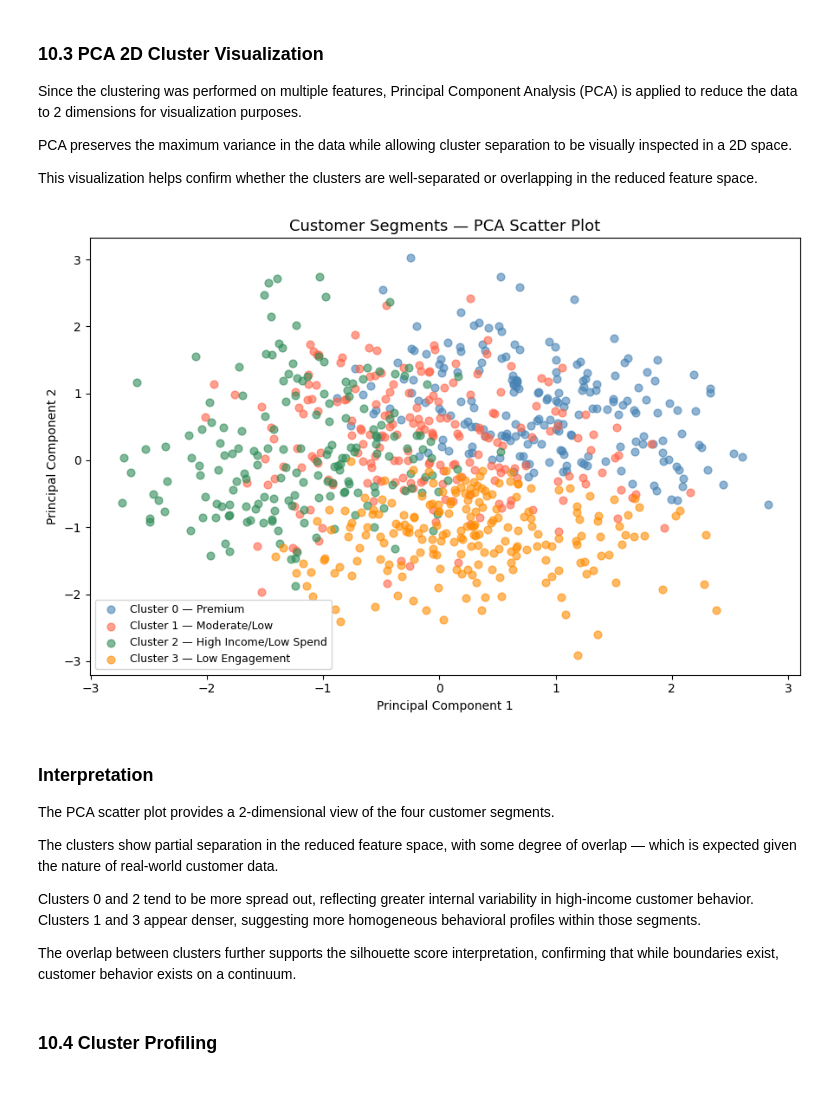
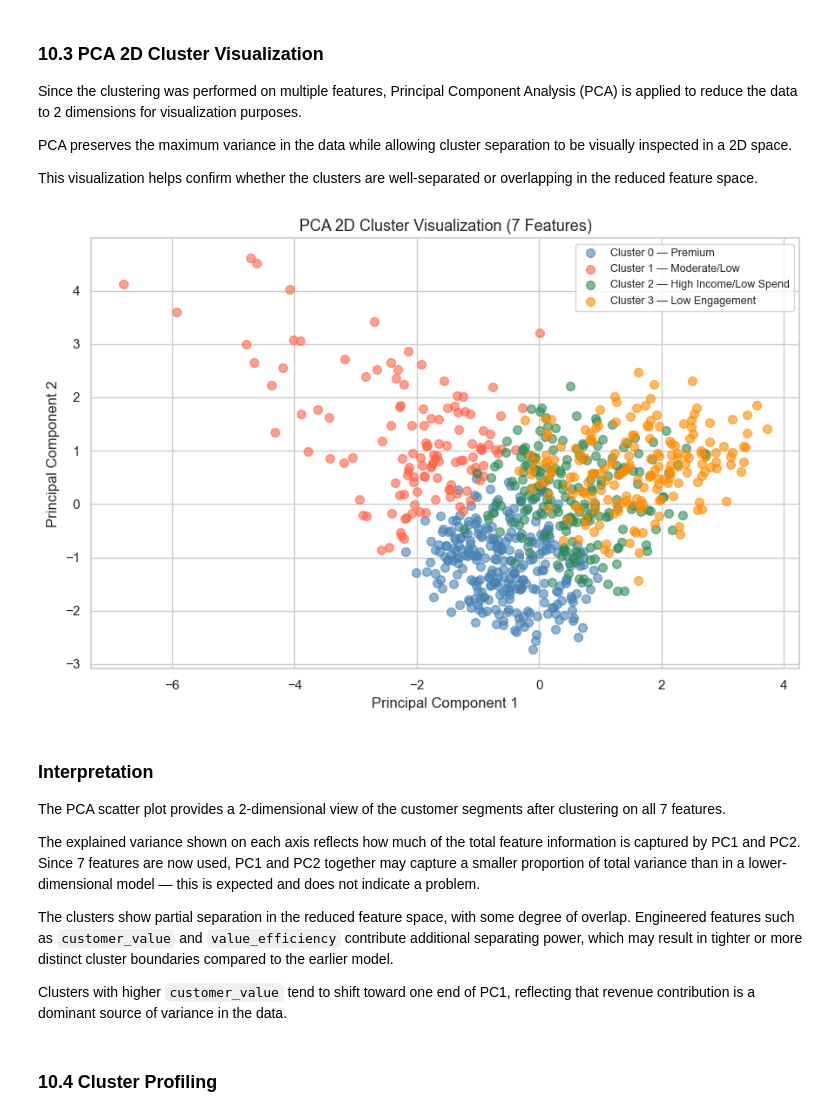
Before and after one commit to plabonroy910-glitch/customer-behavior-revenue-intelligence, a Jupyter notebook: notebooks/Customer Behavior & Revenue Intelligence Analysis.ipynb, the cells around one changed output. Drawn from its saved outputs; the diff is of its cells as text; code cells hidden in the pictures; blank space fills up the shorter version.

```diff
--- a/notebooks/Customer Behavior & Revenue Intelligence Analysis.ipynb
+++ b/notebooks/Customer Behavior & Revenue Intelligence Analysis.ipynb
@@ -509,7 +512,10 @@ features = [
     "annual_income",
     "spending_score",
     "online_engagement_score",
-    "returns_ratio"
+    "returns_ratio",
+    "customer_value",
+    "risk_score",
+    "value_efficiency"
 ]
 
 X = df[features]
@@ -624,51 +631,49 @@ in the reduced feature space.
 from sklearn.decomposition import PCA
 
 pca = PCA(n_components=2, random_state=42)
 X_pca = pca.fit_transform(X_scaled)
 
 pca_df = pd.DataFrame(X_pca, columns=["PC1", "PC2"])
 pca_df["cluster"] = df["cluster"]
 
 plt.figure(figsize=(9, 6))
 colors = ["steelblue", "tomato", "seagreen", "darkorange"]
 cluster_labels = {
     0: "Cluster 0 — Premium",
     1: "Cluster 1 — Moderate/Low",
     2: "Cluster 2 — High Income/Low Spend",
     3: "Cluster 3 — Low Engagement"
 }
 
-for cluster_id, color in enumerate(colors):
+for cluster_id, color in zip(sorted(pca_df["cluster"].unique()), colors):
     subset = pca_df[pca_df["cluster"] == cluster_id]
     plt.scatter(
         subset["PC1"], subset["PC2"],
         label=cluster_labels[cluster_id],
-        color=color, alpha=0.6, s=40
+        color=color,
+        alpha=0.6,
+        s=50
     )
 
-plt.title("Customer Segments — PCA Scatter Plot", fontsize=13)
+plt.title("PCA 2D Cluster Visualization (7 Features)", fontsize=13)
 plt.xlabel("Principal Component 1")
 plt.ylabel("Principal Component 2")
 plt.legend(loc="best", fontsize=9)
 plt.tight_layout()
 plt.savefig("../outputs/charts/pca_cluster_scatter.png")
 plt.show()
 # %% [output]
-[figure, old version]
+[figure, new version]
 # %% [markdown]
 ### Interpretation
 
-The PCA scatter plot provides a 2-dimensional view of the four customer segments.
+The PCA scatter plot provides a 2-dimensional view of the customer segments after clustering on all 7 features.
 
-The clusters show partial separation in the reduced feature space, with some degree of
-overlap — which is expected given the nature of real-world customer data.
+The explained variance shown on each axis reflects how much of the total feature information is captured by PC1 and PC2. Since 7 features are now used, PC1 and PC2 together may capture a smaller proportion of total variance than in a lower-dimensional model — this is expected and does not indicate a problem.
 
-Clusters 0 and 2 tend to be more spread out, reflecting greater internal variability
-in high-income customer behavior. Clusters 1 and 3 appear denser, suggesting more
-homogeneous behavioral profiles within those segments.
+The clusters show partial separation in the reduced feature space, with some degree of overlap. Engineered features such as `customer_value` and `value_efficiency` contribute additional separating power, which may result in tighter or more distinct cluster boundaries compared to the earlier model.
 
-The overlap between clusters further supports the silhouette score interpretation,
-confirming that while boundaries exist, customer behavior exists on a continuum.
+Clusters with higher `customer_value` tend to shift toward one end of PC1, reflecting that revenue contribution is a dominant source of variance in the data.
 # %% [markdown]
 ### 10.4 Cluster Profiling
 # %%
```
Also changed, not shown: parts of 16 cells of this notebook, 4 other files.
